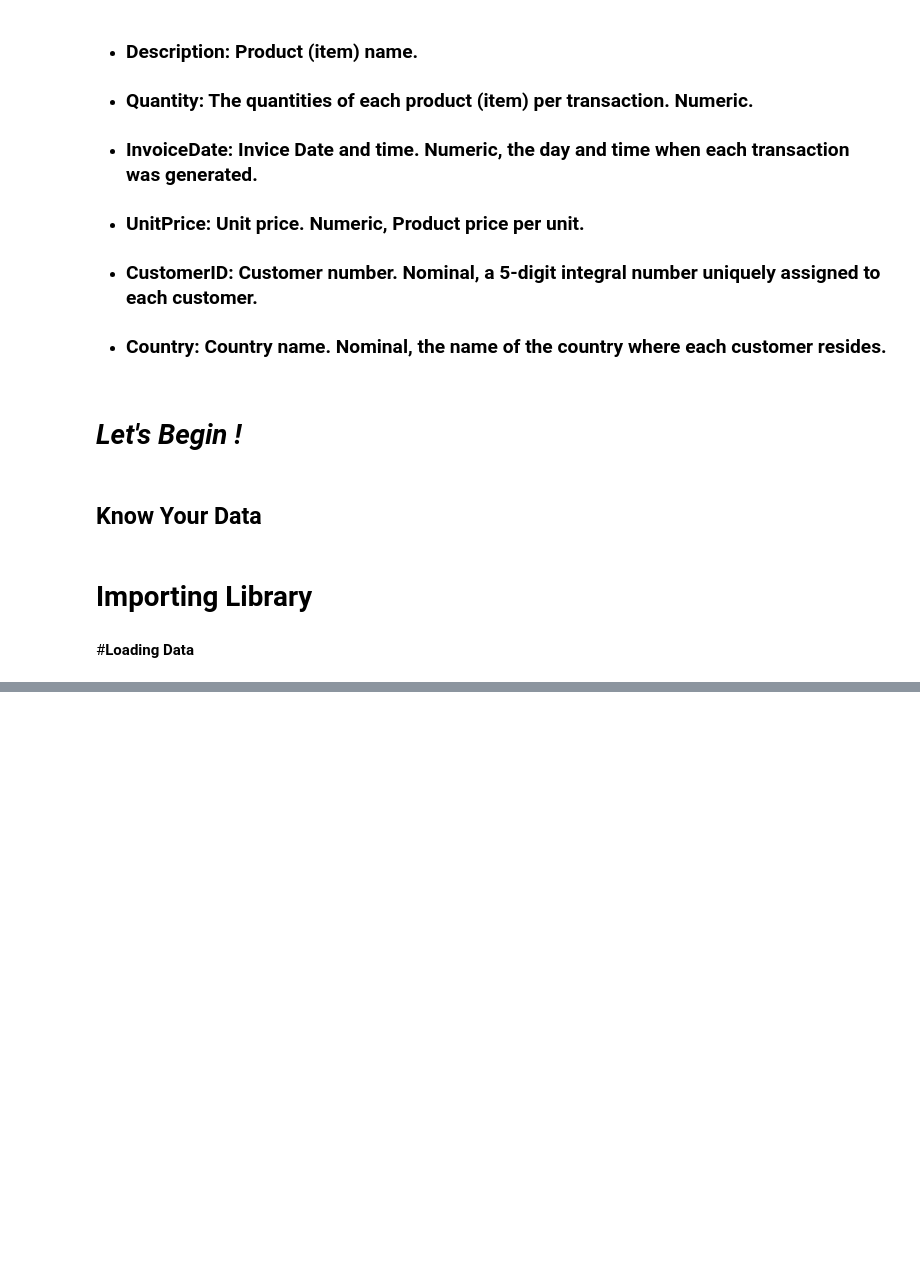
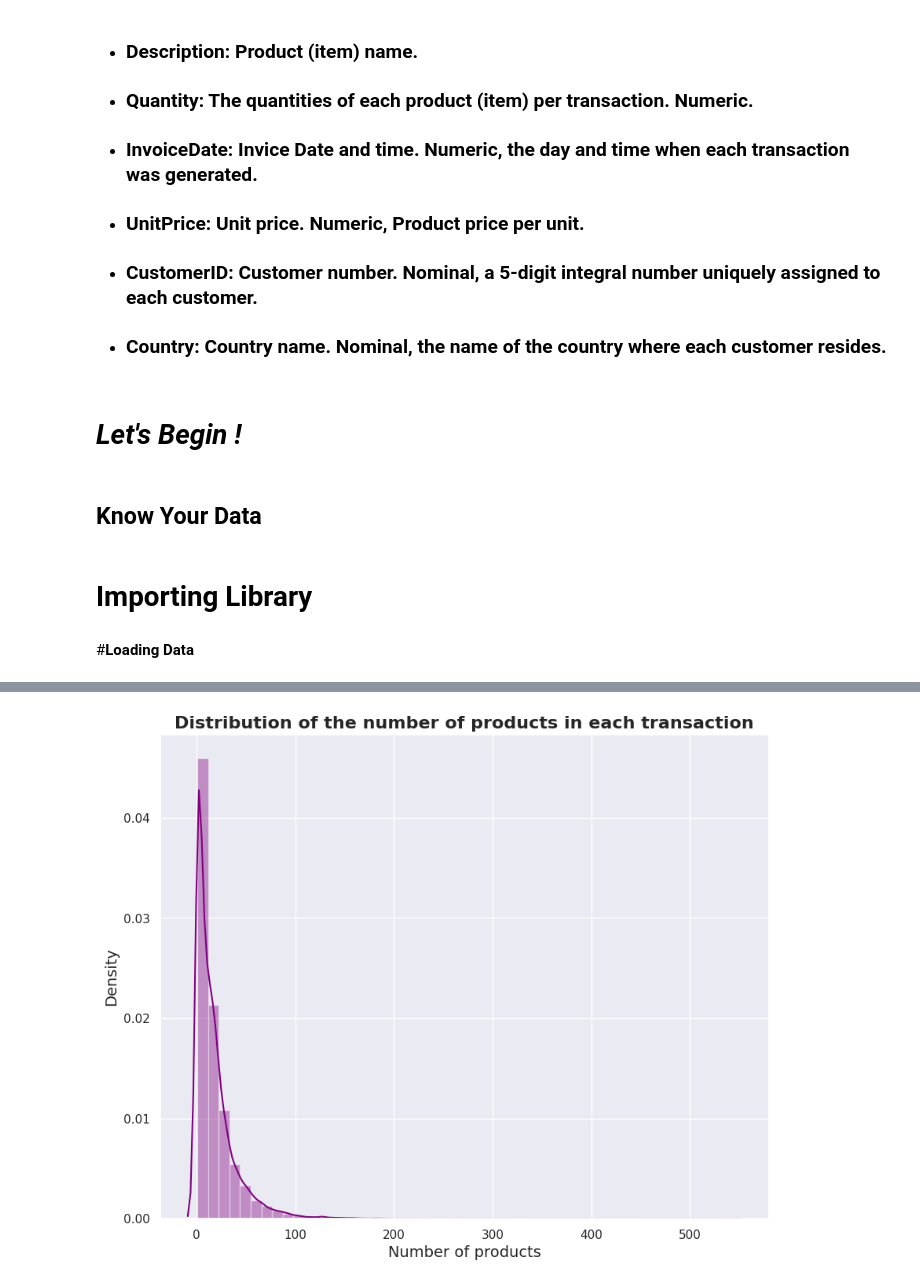
Before and after one commit to VHP2305/Online_Retail_Customer_Segmentation, a Jupyter notebook: Online_Retail_Customer_Segmentation.ipynb, the cells around one changed output, grey strips where cells are left out. Drawn from its saved outputs; the diff is of its cells as text; code cells hidden in the pictures; blank space fills up the shorter version.

```diff
--- a/Online_Retail_Customer_Segmentation.ipynb
+++ b/Online_Retail_Customer_Segmentation.ipynb
@@ -73,0 +389,12 @@ retail_df.head()
+# %%
+# Group the retail_df dataframe by InvoiceNo and CustomerID
+temp_df = retail_df.groupby(['InvoiceNo','CustomerID'], as_index=False)
+
+# Count the number of products in each invoice
+temp_df = temp_df['InvoiceDate'].count()
+
+# Rename the column 'InvoiceDate' to 'Number of products'
+transaction_df = temp_df.rename(columns = {'InvoiceDate':'Number of products'})
+
+# Print the result
+print(transaction_df.head())
@@ -73,0 +421,20 @@ retail_df.head()
+# %%
+# Set the size of the plot
+plt.figure(figsize=(10, 8))
+
+# Plot the distribution of the number of products in each transaction
+sns.distplot(transaction_df['Number of products'], color='purple')
+
+# Add a title to the plot
+plt.title("Distribution of the number of products in each transaction", fontsize=16, fontweight='bold')
+
+# Add a label to the x-axis
+plt.xlabel("Number of products", fontsize=14)
+
+# Add a label to the y-axis
+plt.ylabel("Density", fontsize=14)
+
+# Show the plot
+plt.show()
+# %% [output]
+[figure, added]
```
Also changed, not shown: parts of 46 cells of this notebook.
